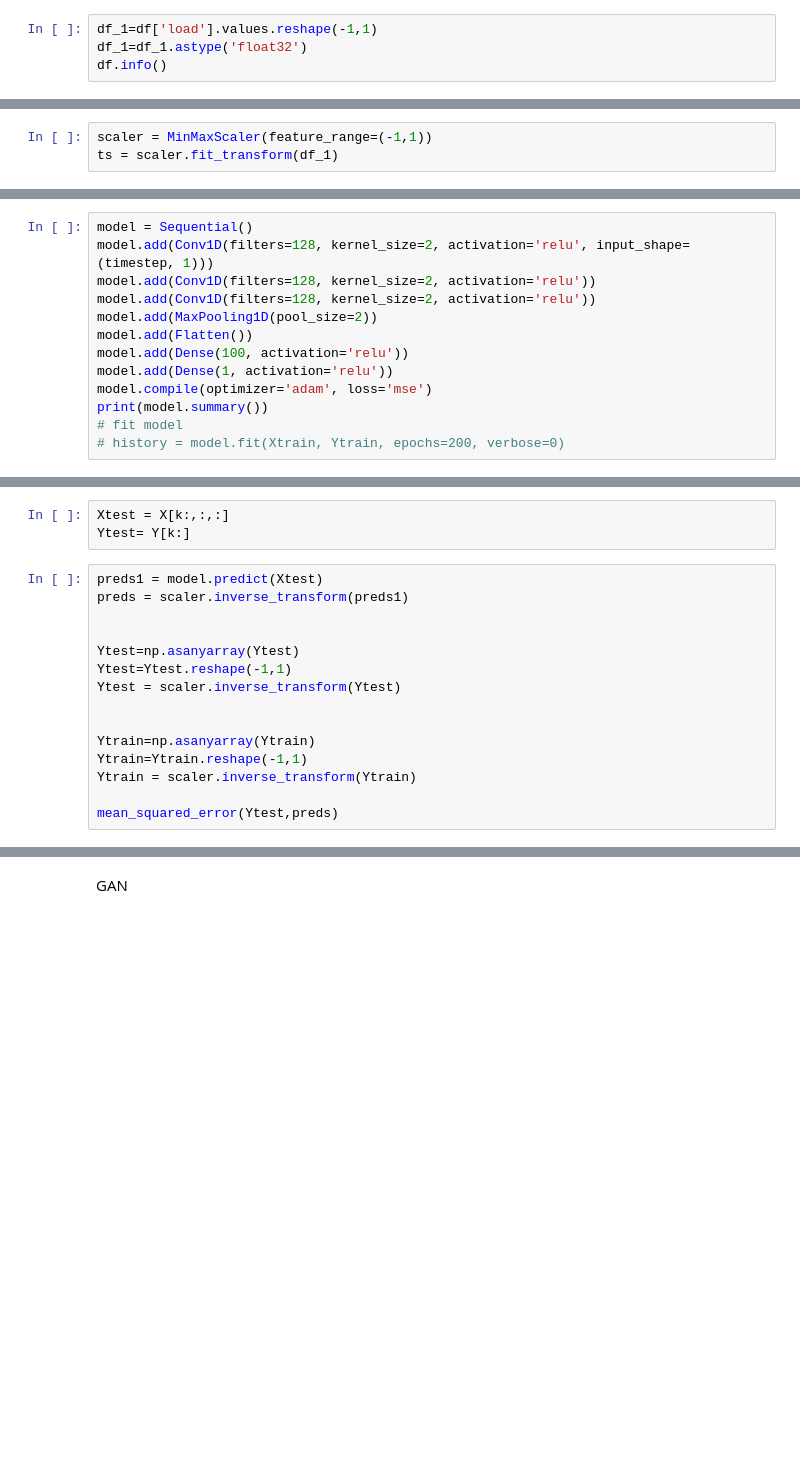
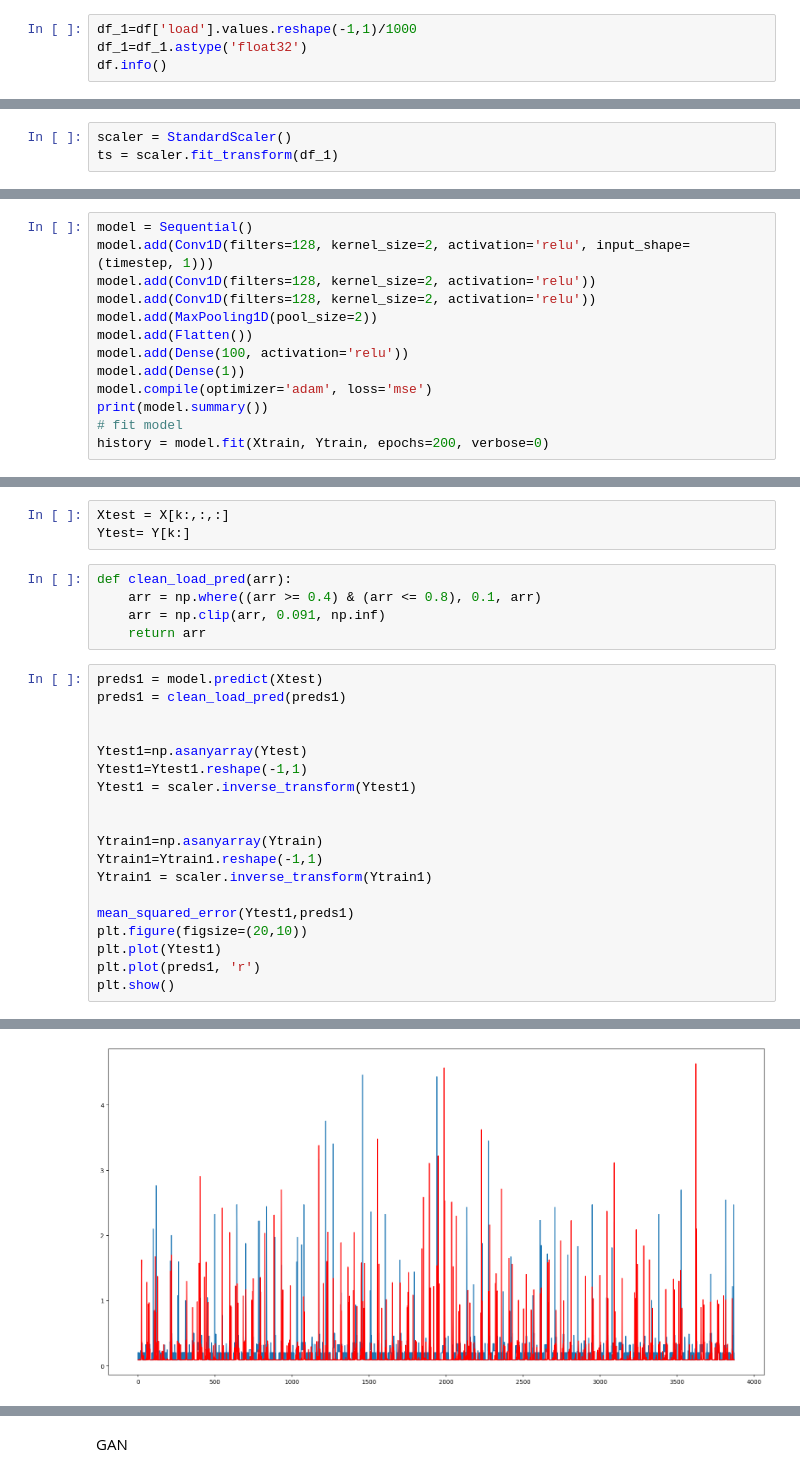
Before and after one commit to Muckthebuck/2023-Energy-kit, a Jupyter notebook: load_dnn.ipynb, the cells around one changed output, grey strips where cells are left out. Cells and saved outputs as stored; diff of their text form; blank space fills up the shorter version.

Commit message:
uploaded load model

```diff
--- a/load_dnn.ipynb
+++ b/load_dnn.ipynb
@@ -367,5 +368,5 @@ plt.show()
 # %%
-df_1=df['load'].values.reshape(-1,1)
+df_1=df['load'].values.reshape(-1,1)/1000
 df_1=df_1.astype('float32')
 df.info()
 # %% [output]
@@ -379,7 +380,7 @@ Data columns (total 2 columns):
 dtypes: int64(2)
 memory usage: 112.5 KB
 # %%
-scaler = MinMaxScaler(feature_range=(-1,1))
+scaler = StandardScaler()
 ts = scaler.fit_transform(df_1)
 # %%
 timestep = 128
@@ -419,9 +436,9 @@ model.add(Conv1D(filters=128, kernel_size=2, activation='relu'))
 model.add(MaxPooling1D(pool_size=2))
 model.add(Flatten())
 model.add(Dense(100, activation='relu'))
-model.add(Dense(1, activation='relu'))
+model.add(Dense(1))
 model.compile(optimizer='adam', loss='mse')
 print(model.summary())
 # fit model
-# history = model.fit(Xtrain, Ytrain, epochs=200, verbose=0)
+history = model.fit(Xtrain, Ytrain, epochs=200, verbose=0)
 # %% [output]
@@ -445,19 +467,28 @@ None
 # %%
 Xtest = X[k:,:,:]
 Ytest= Y[k:]
+# %%
+def clean_load_pred(arr):
+    arr = np.where((arr >= 0.4) & (arr <= 0.8), 0.1, arr)
+    arr = np.clip(arr, 0.091, np.inf)
+    return arr
 # %%
 preds1 = model.predict(Xtest)
-preds = scaler.inverse_transform(preds1)
+preds1 = clean_load_pred(preds1)
 
 
-Ytest=np.asanyarray(Ytest)
-Ytest=Ytest.reshape(-1,1)
-Ytest = scaler.inverse_transform(Ytest)
+Ytest1=np.asanyarray(Ytest)
+Ytest1=Ytest1.reshape(-1,1)
+Ytest1 = scaler.inverse_transform(Ytest1)
 
 
-Ytrain=np.asanyarray(Ytrain)
-Ytrain=Ytrain.reshape(-1,1)
-Ytrain = scaler.inverse_transform(Ytrain)
+Ytrain1=np.asanyarray(Ytrain)
+Ytrain1=Ytrain1.reshape(-1,1)
+Ytrain1 = scaler.inverse_transform(Ytrain1)
 
-mean_squared_error(Ytest,preds)
+mean_squared_error(Ytest1,preds1)
+plt.figure(figsize=(20,10))
+plt.plot(Ytest1)
+plt.plot(preds1, 'r')
+plt.show()
 # %% [output]
@@ -465,0 +496 @@ mean_squared_error(Ytest,preds)
+[figure, added]
```
Also changed, not shown: parts of 12 cells of this notebook, 8 other files.
